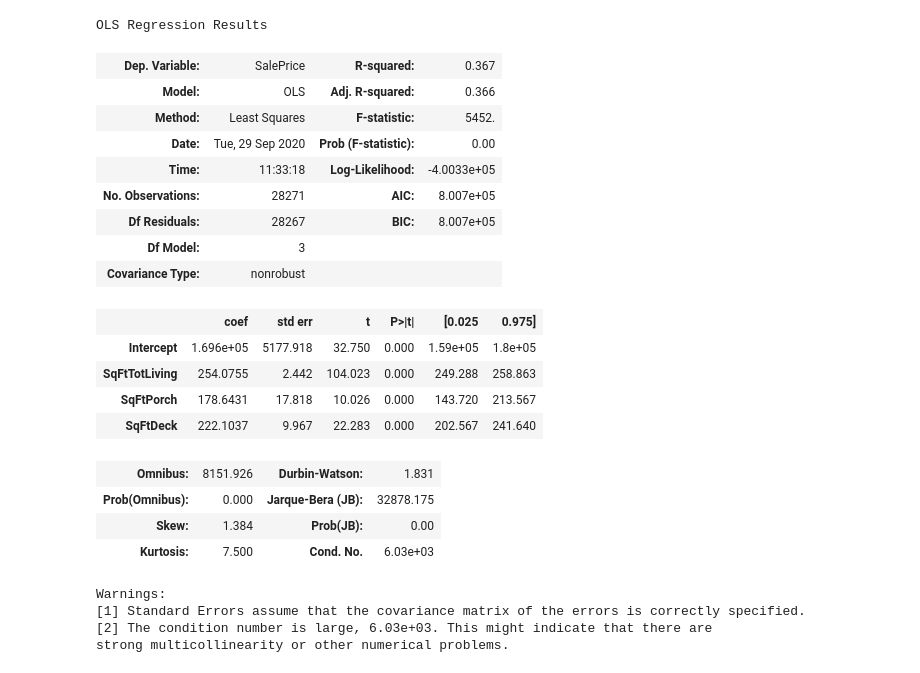
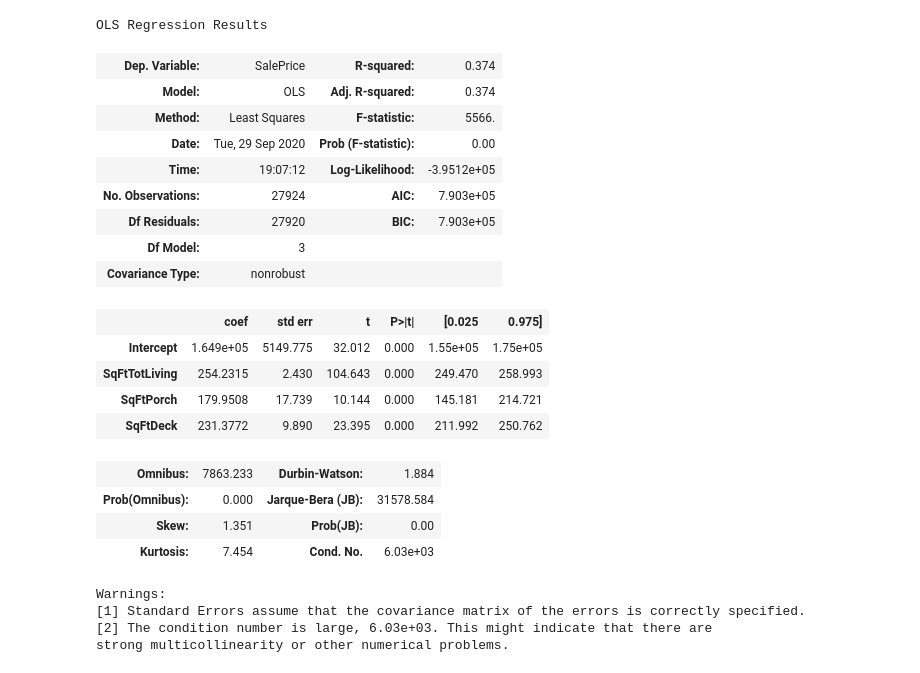
Before and after one commit to Jaccomando/phase_2_project_chicago-sf-seattle-ds-082420, a Jupyter notebook: exploratory/josh_and_reuban_eda.ipynb, the cells around one changed output. Cells and saved outputs as stored; diff of their text form; code cells hidden in the pictures.

```diff
--- a/exploratory/josh_and_reuban_eda.ipynb
+++ b/exploratory/josh_and_reuban_eda.ipynb
@@ -50,0 +19,3 @@ combo.head()
+# %%
+datadict = data_download.get_dataframes()
+tables = data_download.get_tables(datadict)
@@ -50,0 +37,3 @@ combo.head()
+# %%
+ordinal = tables[0]
+Categorical = tables[1]
@@ -51,4 +56,4 @@ combo.head()
 # %%
 # Made SqFtPorch row in combo df
-combo['SqFtPorch'] =(combo['SqFtEnclosedPorch'] + combo['SqFtOpenPorch'])
+ordinal['SqFtPorch'] =(ordinal['SqFtEnclosedPorch'] + ordinal['SqFtOpenPorch'])
 # %%
@@ -94,5 +99,5 @@ Warnings:
 [1] Standard Errors assume that the covariance matrix of the errors is correctly specified.
 # %%
 # Added TotFloorPlan column to check proportion of floor plan vs lot size
-combo['TotFloorPlan'] = (combo['SqFtGarageAttached'] + combo['SqFtDeck'] + combo['SqFtPorch'] + combo['SqFt1stFloor'])
+ordinal['TotFloorPlan'] = (ordinal['SqFtGarageAttached'] + ordinal['SqFtDeck'] + ordinal['SqFtPorch'] + ordinal['SqFt1stFloor'])
 # %%
@@ -164,28 +186,28 @@ Obsolescence         0.004503
 Name: SalePrice, dtype: float64
 # %%
 formula = 'SalePrice ~ SqFtTotLiving + SqFtPorch + SqFtDeck'
-model = smf.ols(formula = formula, data = combo).fit()
+model = smf.ols(formula = formula, data = ordinal).fit()
 model.summary()
 # %% [output]
 OLS Regression Results
-| Dep. Variable: | SalePrice | R-squared: | 0.367 |
-| Model: | OLS | Adj. R-squared: | 0.366 |
-| Method: | Least Squares | F-statistic: | 5452. |
+| Dep. Variable: | SalePrice | R-squared: | 0.374 |
+| Model: | OLS | Adj. R-squared: | 0.374 |
+| Method: | Least Squares | F-statistic: | 5566. |
 | Date: | Tue, 29 Sep 2020 | Prob (F-statistic): | 0.00 |
-| Time: | 11:33:18 | Log-Likelihood: | -4.0033e+05 |
-| No. Observations: | 28271 | AIC: | 8.007e+05 |
-| Df Residuals: | 28267 | BIC: | 8.007e+05 |
+| Time: | 19:07:12 | Log-Likelihood: | -3.9512e+05 |
+| No. Observations: | 27924 | AIC: | 7.903e+05 |
+| Df Residuals: | 27920 | BIC: | 7.903e+05 |
 | Df Model: | 3 |  |  |
 | Covariance Type: | nonrobust |  |  |
 |  | coef | std err | t | P>|t| | [0.025 | 0.975] |
-| Intercept | 1.696e+05 | 5177.918 | 32.750 | 0.000 | 1.59e+05 | 1.8e+05 |
-| SqFtTotLiving | 254.0755 | 2.442 | 104.023 | 0.000 | 249.288 | 258.863 |
-| SqFtPorch | 178.6431 | 17.818 | 10.026 | 0.000 | 143.720 | 213.567 |
-| SqFtDeck | 222.1037 | 9.967 | 22.283 | 0.000 | 202.567 | 241.640 |
+| Intercept | 1.649e+05 | 5149.775 | 32.012 | 0.000 | 1.55e+05 | 1.75e+05 |
+| SqFtTotLiving | 254.2315 | 2.430 | 104.643 | 0.000 | 249.470 | 258.993 |
+| SqFtPorch | 179.9508 | 17.739 | 10.144 | 0.000 | 145.181 | 214.721 |
+| SqFtDeck | 231.3772 | 9.890 | 23.395 | 0.000 | 211.992 | 250.762 |
-| Omnibus: | 8151.926 | Durbin-Watson: | 1.831 |
-| Prob(Omnibus): | 0.000 | Jarque-Bera (JB): | 32878.175 |
-| Skew: | 1.384 | Prob(JB): | 0.00 |
-| Kurtosis: | 7.500 | Cond. No. | 6.03e+03 |
+| Omnibus: | 7863.233 | Durbin-Watson: | 1.884 |
+| Prob(Omnibus): | 0.000 | Jarque-Bera (JB): | 31578.584 |
+| Skew: | 1.351 | Prob(JB): | 0.00 |
+| Kurtosis: | 7.454 | Cond. No. | 6.03e+03 |
 Warnings:
 [1] Standard Errors assume that the covariance matrix of the errors is correctly specified.
 [2] The condition number is large, 6.03e+03. This might indicate that there are
```
Also changed, not shown: parts of 25 cells of this notebook.
